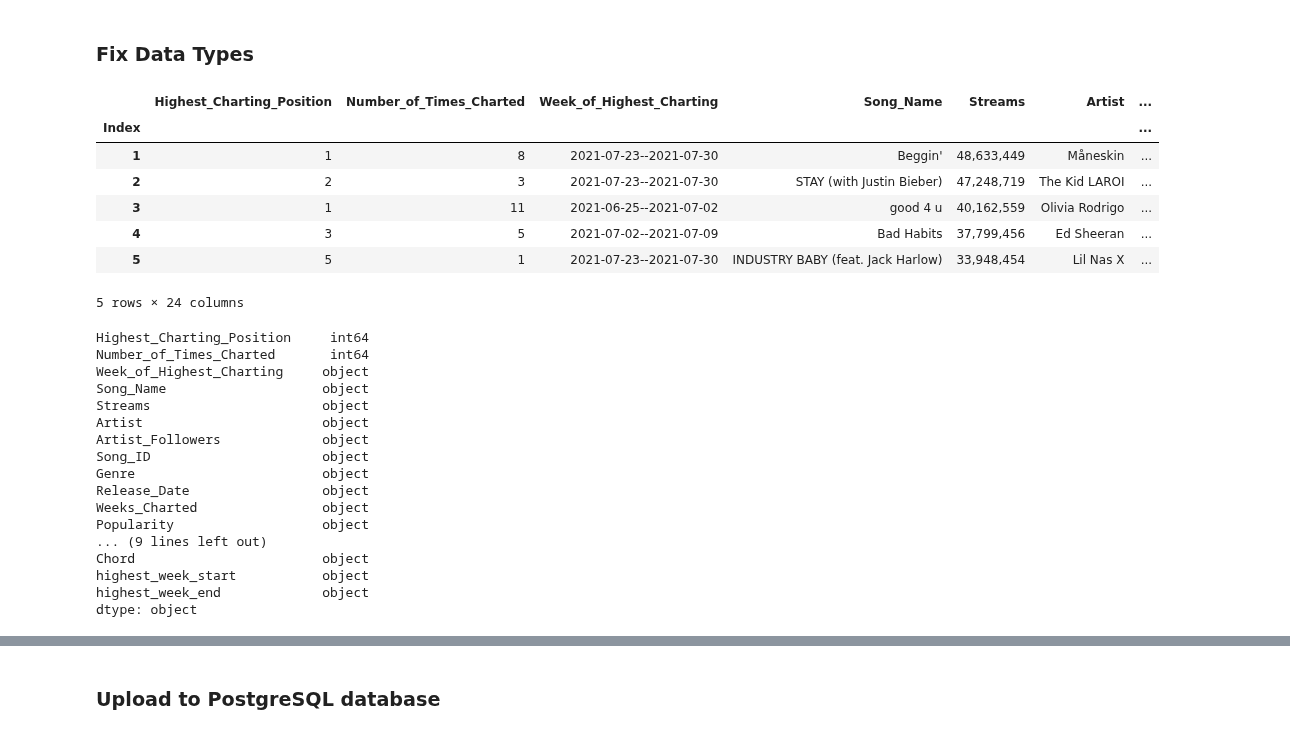
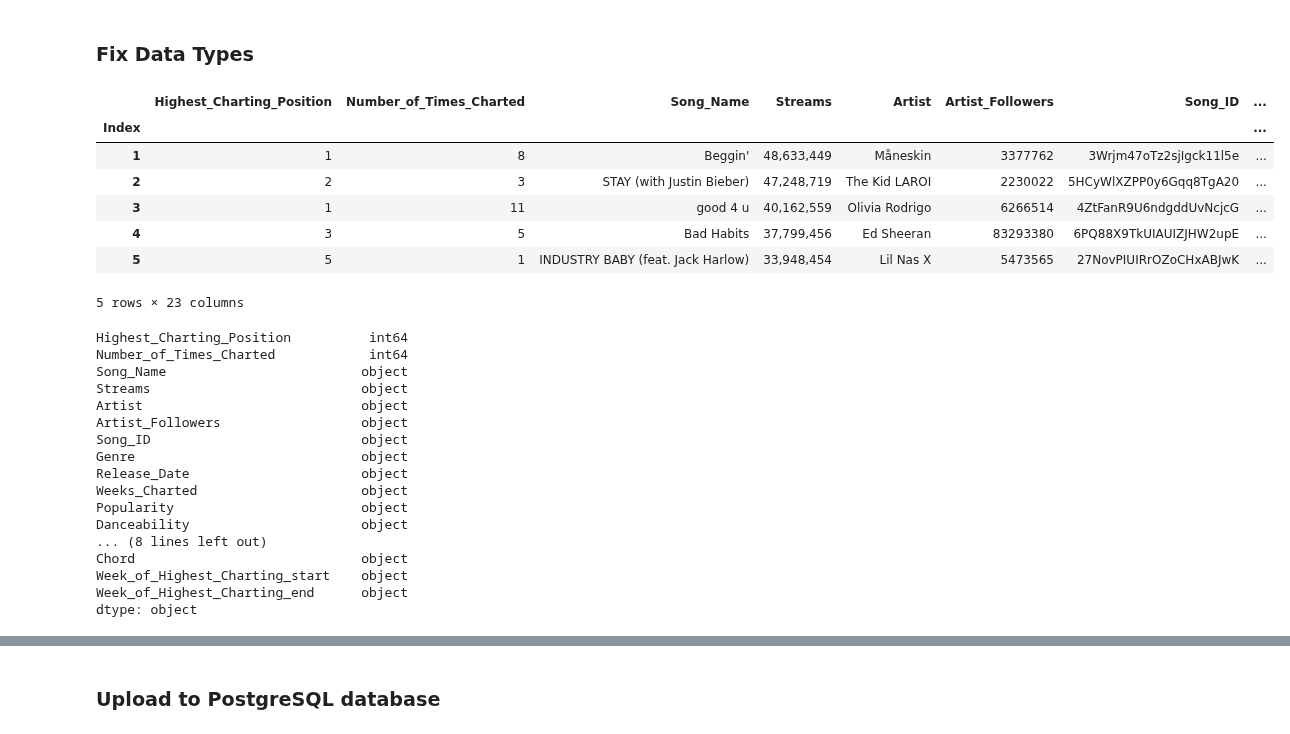
Before and after one commit to aseo67/Top_Songs_Analysis, a Jupyter notebook: TopSongsAnalysis_DataLoading.ipynb, the cells around one changed output, grey strips where cells are left out. Drawn from its saved outputs; the diff is of its cells as text; code cells hidden in the pictures.

```diff
--- a/TopSongsAnalysis_DataLoading.ipynb
+++ b/TopSongsAnalysis_DataLoading.ipynb
@@ -148,38 +148,39 @@ song_df
 # %% [markdown]
 ### Fix Data Types
 # %%
-# Split 'Week of Highest Charting' into two columns ('highest_week_start', 'highest_week_end')
-song_df[['highest_week_start', 'highest_week_end']] = song_df['Week_of_Highest_Charting'].str.split(pat="--", expand=True)
+# Split 'Week_of_Highest_Charting' into two columns for start and end of the week
+song_df[['Week_of_Highest_Charting_start', 'Week_of_Highest_Charting_end']] = song_df['Week_of_Highest_Charting'].str.split(pat="--", expand=True)
+song_df = song_df.drop(columns='Week_of_Highest_Charting')
 song_df.head()
 # %% [output]
-|  | Highest_Charting_Position | Number_of_Times_Charted | Week_of_Highest_Charting | Song_Name | Streams | Artist | ... |
-| Index |  |  |  |  |  |  | ... |
-| 1 | 1 | 8 | 2021-07-23--2021-07-30 | Beggin' | 48,633,449 | Måneskin | ... |
-| 2 | 2 | 3 | 2021-07-23--2021-07-30 | STAY (with Justin Bieber) | 47,248,719 | The Kid LAROI | ... |
-| 3 | 1 | 11 | 2021-06-25--2021-07-02 | good 4 u | 40,162,559 | Olivia Rodrigo | ... |
-| 4 | 3 | 5 | 2021-07-02--2021-07-09 | Bad Habits | 37,799,456 | Ed Sheeran | ... |
-| 5 | 5 | 1 | 2021-07-23--2021-07-30 | INDUSTRY BABY (feat. Jack Harlow) | 33,948,454 | Lil Nas X | ... |
+|  | Highest_Charting_Position | Number_of_Times_Charted | Song_Name | Streams | Artist | Artist_Followers | Song_ID | ... |
+| Index |  |  |  |  |  |  |  | ... |
+| 1 | 1 | 8 | Beggin' | 48,633,449 | Måneskin | 3377762 | 3Wrjm47oTz2sjIgck11l5e | ... |
+| 2 | 2 | 3 | STAY (with Justin Bieber) | 47,248,719 | The Kid LAROI | 2230022 | 5HCyWlXZPP0y6Gqq8TgA20 | ... |
+| 3 | 1 | 11 | good 4 u | 40,162,559 | Olivia Rodrigo | 6266514 | 4ZtFanR9U6ndgddUvNcjcG | ... |
+| 4 | 3 | 5 | Bad Habits | 37,799,456 | Ed Sheeran | 83293380 | 6PQ88X9TkUIAUIZJHW2upE | ... |
+| 5 | 5 | 1 | INDUSTRY BABY (feat. Jack Harlow) | 33,948,454 | Lil Nas X | 5473565 | 27NovPIUIRrOZoCHxABJwK | ... |
-5 rows × 24 columns
+5 rows × 23 columns
 # %%
 # Check data types
 song_df.dtypes
 # %% [output]
-Highest_Charting_Position     int64
-Number_of_Times_Charted       int64
-Week_of_Highest_Charting     object
-Song_Name                    object
-Streams                      object
-Artist                       object
-Artist_Followers             object
-Song_ID                      object
-Genre                        object
-Release_Date                 object
-Weeks_Charted                object
-Popularity                   object
-... (9 lines left out)
-Chord                        object
-highest_week_start           object
-highest_week_end             object
+Highest_Charting_Position          int64
+Number_of_Times_Charted            int64
+Song_Name                         object
+Streams                           object
+Artist                            object
+Artist_Followers                  object
+Song_ID                           object
+Genre                             object
+Release_Date                      object
+Weeks_Charted                     object
+Popularity                        object
+Danceability                      object
+... (8 lines left out)
+Chord                             object
+Week_of_Highest_Charting_start    object
+Week_of_Highest_Charting_end      object
 dtype: object
 # %%
 # Update 'highest_week_start', 'highest_week_end', 'Release Date' columns as datetime data type
```
Also changed, not shown: parts of 6 cells of this notebook.
